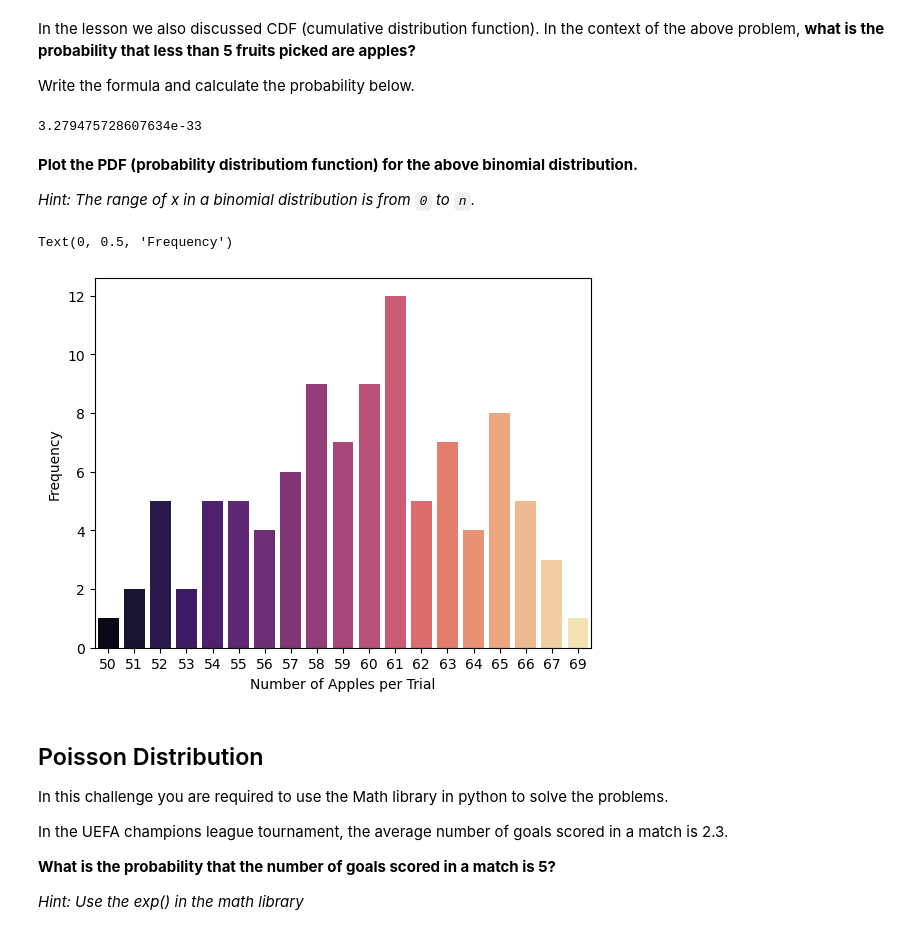
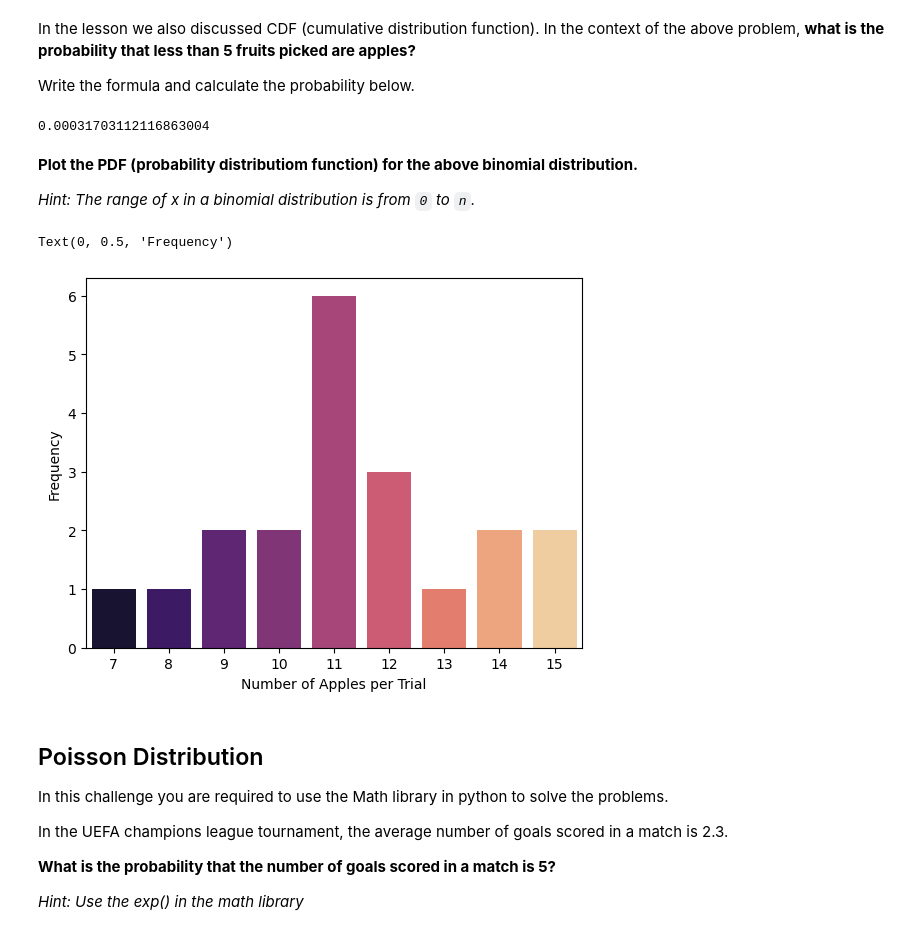
Before and after one commit to Ironhack-data-bcn-oct-2022/lab-discrete-probability-distributions, a Jupyter notebook: your-code/main.ipynb, the cells around one changed output. Saved outputs shown, nothing was run; the diff lists cells and outputs as text; code cells hidden in the pictures.

```diff
--- a/your-code/main.ipynb
+++ b/your-code/main.ipynb
@@ -83,14 +83,14 @@ In the lesson we also discussed CDF (cumulative distribution function). In the c
 
 Write the formula and calculate the probability below.
 # %%
-my_binom_a = binom(100,p)
+my_binom_a = binom(20,p)
 
 print(my_binom_a.cdf(4))
 
 
-apples= my_binom_a.rvs(size=20)
+apples= my_binom_a.rvs(size=1)
 # %% [output]
-3.279475728607634e-33
+0.00031703112116863004
 # %% [markdown]
 **Plot the PDF (probability distributiom function) for the above binomial distribution.**
 
@@ -98,15 +98,15 @@ apples= my_binom_a.rvs(size=20)
 # %%
 # Please label the axes and give a title to the plot
 
 import seaborn as sns
 import matplotlib.pyplot as plt
 
-sns.countplot(x=my_binom_a.rvs(100) , palette="magma")
+sns.countplot(x=my_binom_a.rvs(20) , palette="magma")
 plt.xlabel('Number of Apples per Trial')
 plt.ylabel('Frequency')
 # %% [output]
 Text(0, 0.5, 'Frequency')
-[figure, old version]
+[figure, new version]
 # %% [markdown]
 ## Poisson Distribution
 
```
Also changed, not shown: parts of 2 cells of this notebook.
